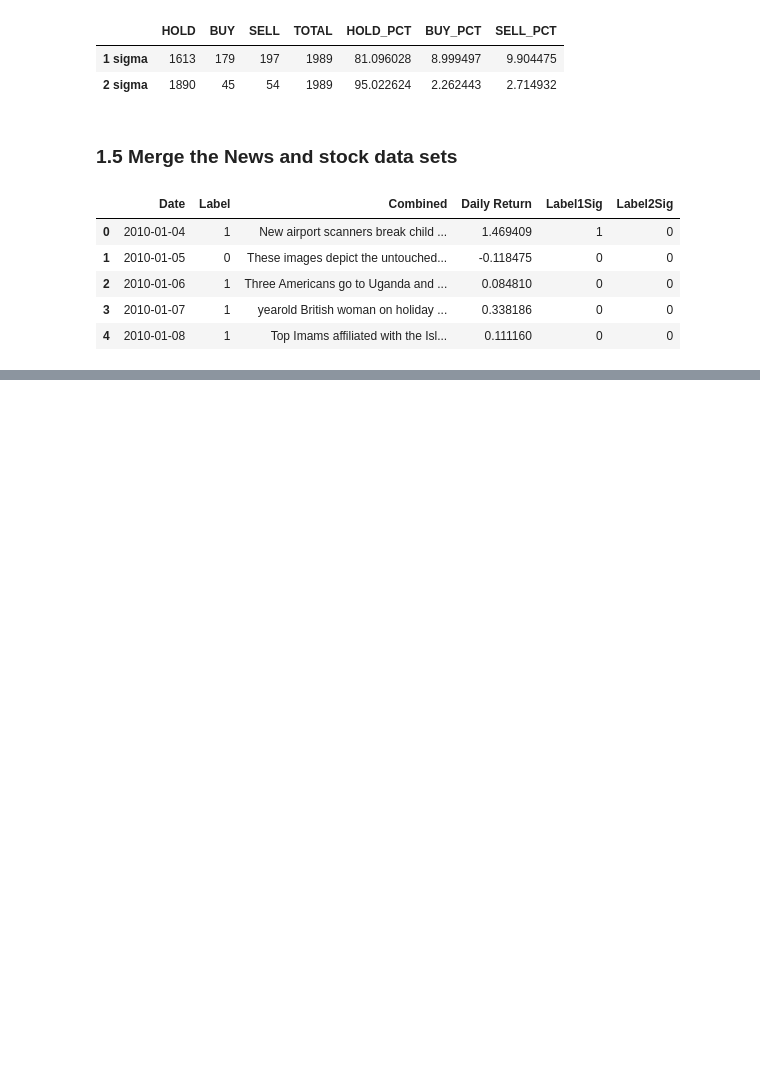
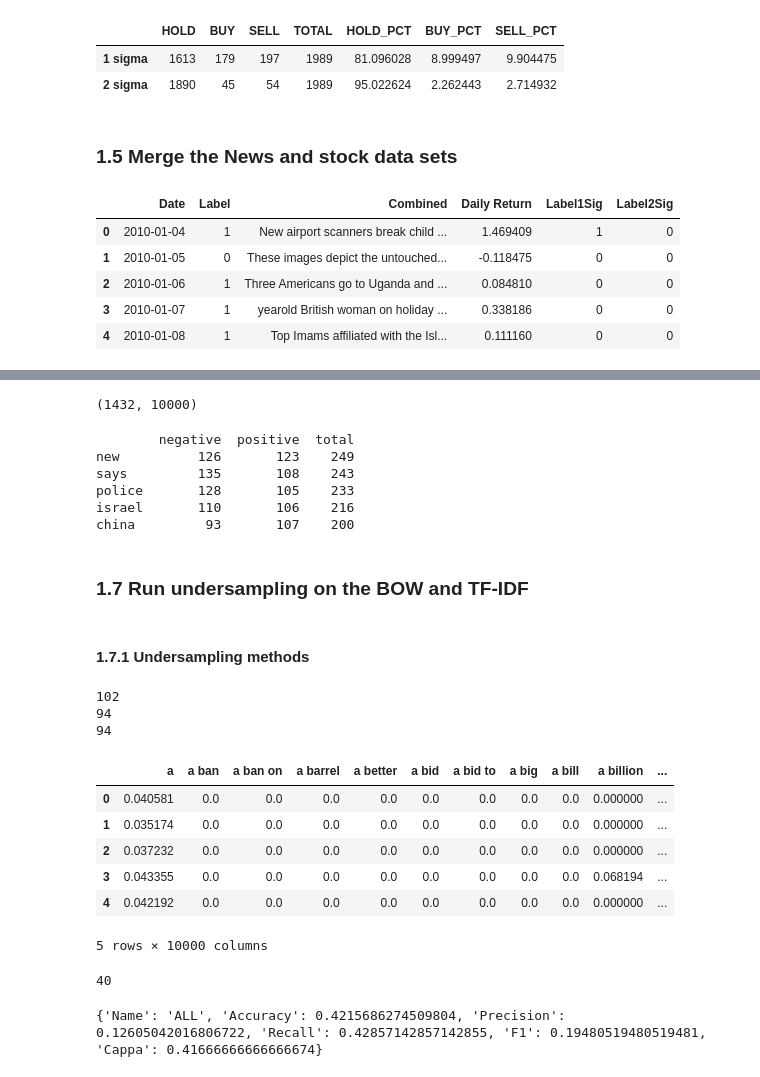
Before and after one commit to patricksalazar/stocknews, a Jupyter notebook: 1. Baseline.ipynb, the cells around one changed output, grey strips where cells are left out. Drawn from its saved outputs; the diff is of its cells as text; code cells hidden in the pictures; blank space fills up the shorter version.

```diff
--- a/1. Baseline.ipynb
+++ b/1. Baseline.ipynb
@@ -536,0 +276,6 @@ def convert_and_pad_data(word_dict, data, pad=500):
+# %%
+def get_train_test_val_split(train_index, test_index):
+    test_size = min(int(len(train_index)/2), len(test_index))
+    X_train, X_val, X_test = X.iloc[train_index[0:-test_size-1],:], X.iloc[train_index[-test_size:],:], X.iloc[test_index,:]
+    y_train, y_val, y_test = y[train_index[0:-test_size-1]],y[train_index[-test_size:]], y[test_index]
+    return X_train, X_val, X_test, y_train, y_val, y_test
@@ -536,0 +297,3 @@ def convert_and_pad_data(word_dict, data, pad=500):
+# %%
+X_train, X_val, X_test, y_train, y_val, y_test = get_train_test_val_split(train_arr[6], test_arr[6])
+X_train.tail()
@@ -536,0 +355,47 @@ def convert_and_pad_data(word_dict, data, pad=500):
+# %%
+tv.fit(X['Combined'].dropna().values.flatten())
+tv_train_features = tv.transform(X_train['Combined'].dropna().values.flatten())
+
+tv_train_df = pd.DataFrame(tv_train_features.toarray(), columns=list(tv.get_feature_names()))
+tv_train_df.shape
+# %% [output]
+(1432, 10000)
+# %%
+display_term_count(X_train, y_train)
+# %% [output]
+        negative  positive  total
+new          126       123    249
+says         135       108    243
+police       128       105    233
+israel       110       106    216
+china         93       107    200
+# %% [markdown]
+### 1.7 Run undersampling on the BOW and TF-IDF
+# %% [markdown]
+#### 1.7.1 Undersampling methods
+# %%
+rnd = RandomUnderSampler(sampling_strategy='majority')
+X_sampled, y_sampled = rnd.fit_sample(tv_train_features, y_train)
+# %%
+print(len(np.where(y_sampled == -1)[0]))
+print(len(np.where(y_sampled == 0)[0]))
+print(len(np.where(y_sampled == 1)[0]))
+# %% [output]
+102
+94
+94
+# %%
+sampled_df = pd.DataFrame(X_sampled.toarray(), columns=list(tv.get_feature_names()))
+sampled_df.head()
+# %% [output]
+|  | a | a ban | a ban on | a barrel | a better | a bid | a bid to | a big | a bill | a billion | ... |
+| 0 | 0.040581 | 0.0 | 0.0 | 0.0 | 0.0 | 0.0 | 0.0 | 0.0 | 0.0 | 0.000000 | ... |
+| 1 | 0.035174 | 0.0 | 0.0 | 0.0 | 0.0 | 0.0 | 0.0 | 0.0 | 0.0 | 0.000000 | ... |
+| 2 | 0.037232 | 0.0 | 0.0 | 0.0 | 0.0 | 0.0 | 0.0 | 0.0 | 0.0 | 0.000000 | ... |
+| 3 | 0.043355 | 0.0 | 0.0 | 0.0 | 0.0 | 0.0 | 0.0 | 0.0 | 0.0 | 0.068194 | ... |
+| 4 | 0.042192 | 0.0 | 0.0 | 0.0 | 0.0 | 0.0 | 0.0 | 0.0 | 0.0 | 0.000000 | ... |
+5 rows × 10000 columns
+# %%
+max(len(y_test[y_test == 1]),len(y_test[y_test == -1]))*2
+# %% [output]
+40
@@ -536,0 +408,5 @@ def convert_and_pad_data(word_dict, data, pad=500):
+# %%
+score = score_test('ALL', y_test, predictions)
+print(score)
+# %% [output]
+{'Name': 'ALL', 'Accuracy': 0.4215686274509804, 'Precision': 0.12605042016806722, 'Recall': 0.42857142857142855, 'F1': 0.19480519480519481, 'Cappa': 0.41666666666666674}
```
Also changed, not shown: parts of 98 cells of this notebook.
